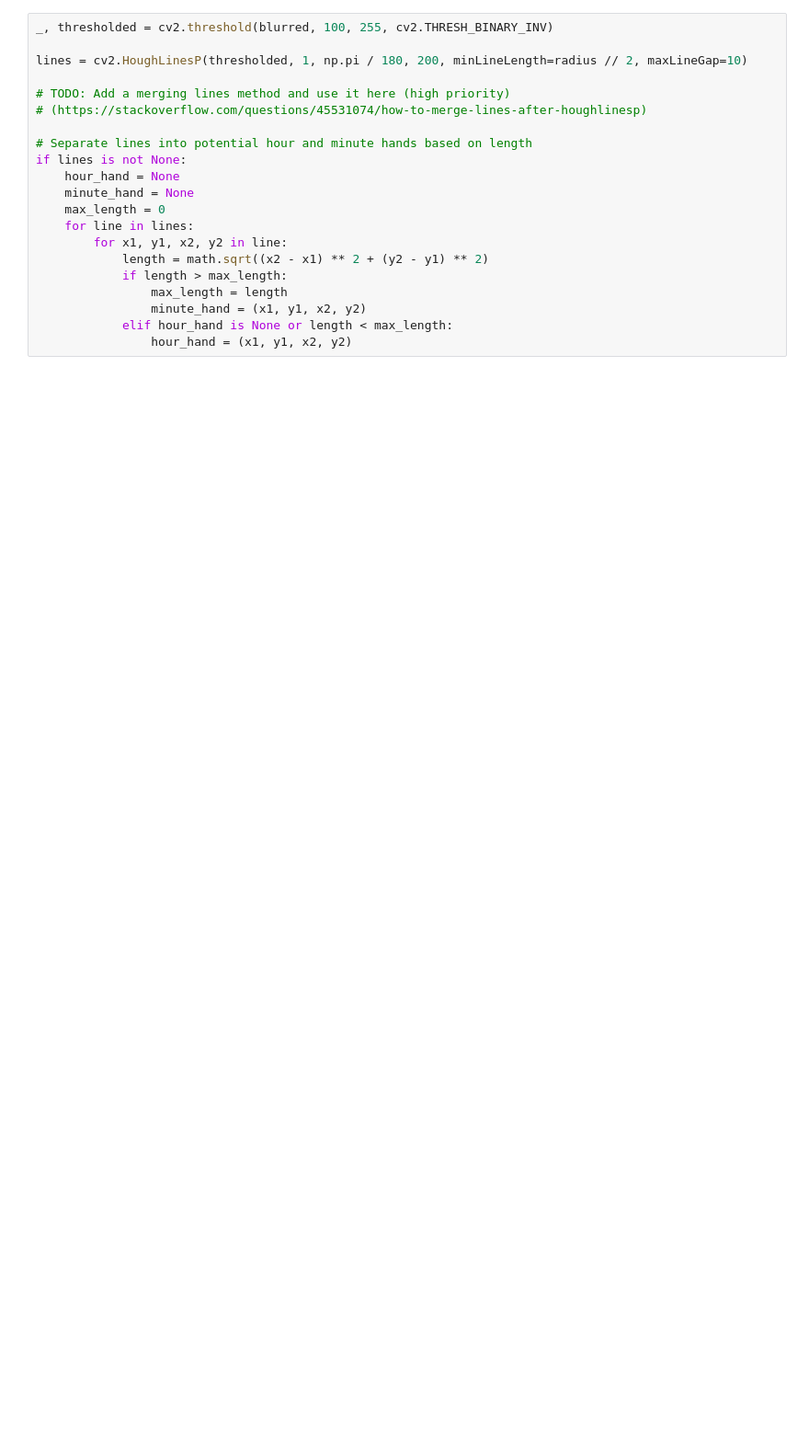
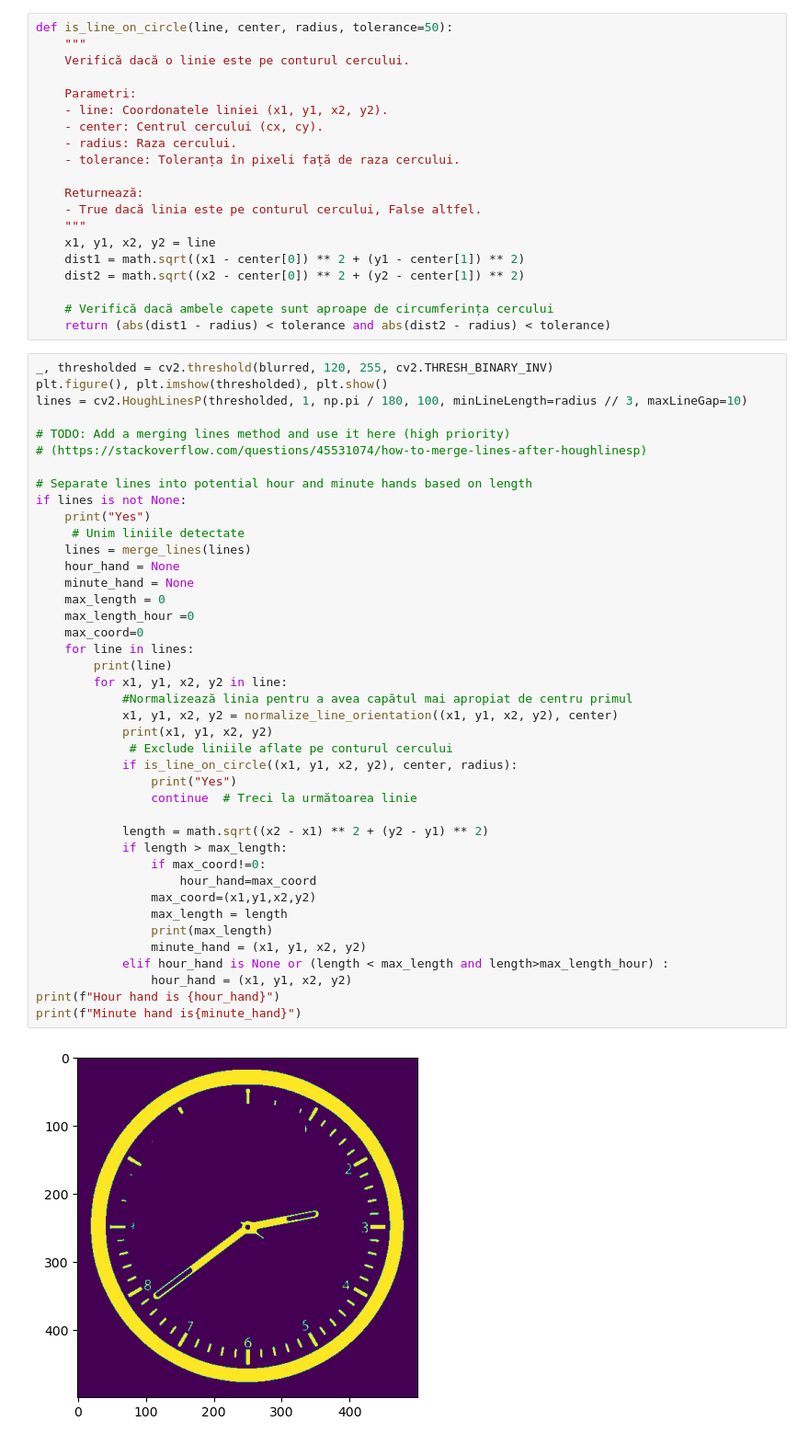
Before and after one commit to tbtiberiu/tick-track, a Jupyter notebook: clock_detector.ipynb, the cells around one changed output. Shown at 92% size. Cells and saved outputs as stored; diff of their text form; blank space fills up the shorter version.

```diff
--- a/clock_detector.ipynb
+++ b/clock_detector.ipynb
@@ -45,21 +134,63 @@ plt.show()
+# %%
+def is_line_on_circle(line, center, radius, tolerance=50):
+    """
+    Verifică dacă o linie este pe conturul cercului.
+
+    Parametri:
+    - line: Coordonatele liniei (x1, y1, x2, y2).
+    - center: Centrul cercului (cx, cy).
+    - radius: Raza cercului.
+    - tolerance: Toleranța în pixeli față de raza cercului.
+
+    Returnează:
+    - True dacă linia este pe conturul cercului, False altfel.
+    """
+    x1, y1, x2, y2 = line
+    dist1 = math.sqrt((x1 - center[0]) ** 2 + (y1 - center[1]) ** 2)
+    dist2 = math.sqrt((x2 - center[0]) ** 2 + (y2 - center[1]) ** 2)
+
+    # Verifică dacă ambele capete sunt aproape de circumferința cercului
+    return (abs(dist1 - radius) < tolerance and abs(dist2 - radius) < tolerance)
 # %%
-_, thresholded = cv2.threshold(blurred, 100, 255, cv2.THRESH_BINARY_INV)
-
-lines = cv2.HoughLinesP(thresholded, 1, np.pi / 180, 200, minLineLength=radius // 2, maxLineGap=10)
+_, thresholded = cv2.threshold(blurred, 120, 255, cv2.THRESH_BINARY_INV)
+plt.figure(), plt.imshow(thresholded), plt.show()
+lines = cv2.HoughLinesP(thresholded, 1, np.pi / 180, 100, minLineLength=radius // 3, maxLineGap=10)
 
 # TODO: Add a merging lines method and use it here (high priority)
 # (https://stackoverflow.com/questions/45531074/how-to-merge-lines-after-houghlinesp)
 
 # Separate lines into potential hour and minute hands based on length
 if lines is not None:
+    print("Yes")
+     # Unim liniile detectate
+    lines = merge_lines(lines)
     hour_hand = None
     minute_hand = None
     max_length = 0
+    max_length_hour =0
+    max_coord=0
     for line in lines:
+        print(line)
         for x1, y1, x2, y2 in line:
+            #Normalizează linia pentru a avea capătul mai apropiat de centru primul
+            x1, y1, x2, y2 = normalize_line_orientation((x1, y1, x2, y2), center)
+            print(x1, y1, x2, y2)
+             # Exclude liniile aflate pe conturul cercului
+            if is_line_on_circle((x1, y1, x2, y2), center, radius):
+                print("Yes")
+                continue  # Treci la următoarea linie
+
             length = math.sqrt((x2 - x1) ** 2 + (y2 - y1) ** 2)
             if length > max_length:
+                if max_coord!=0:
+                    hour_hand=max_coord
+                max_coord=(x1,y1,x2,y2)
                 max_length = length
+                print(max_length)
                 minute_hand = (x1, y1, x2, y2)
-            elif hour_hand is None or length < max_length:
+            elif hour_hand is None or (length < max_length and length>max_length_hour) :
                 hour_hand = (x1, y1, x2, y2)
+print(f"Hour hand is {hour_hand}")
+print(f"Minute hand is{minute_hand}")
+# %% [output]
+[figure, added]
```
Also changed, not shown: parts of 8 cells of this notebook.
